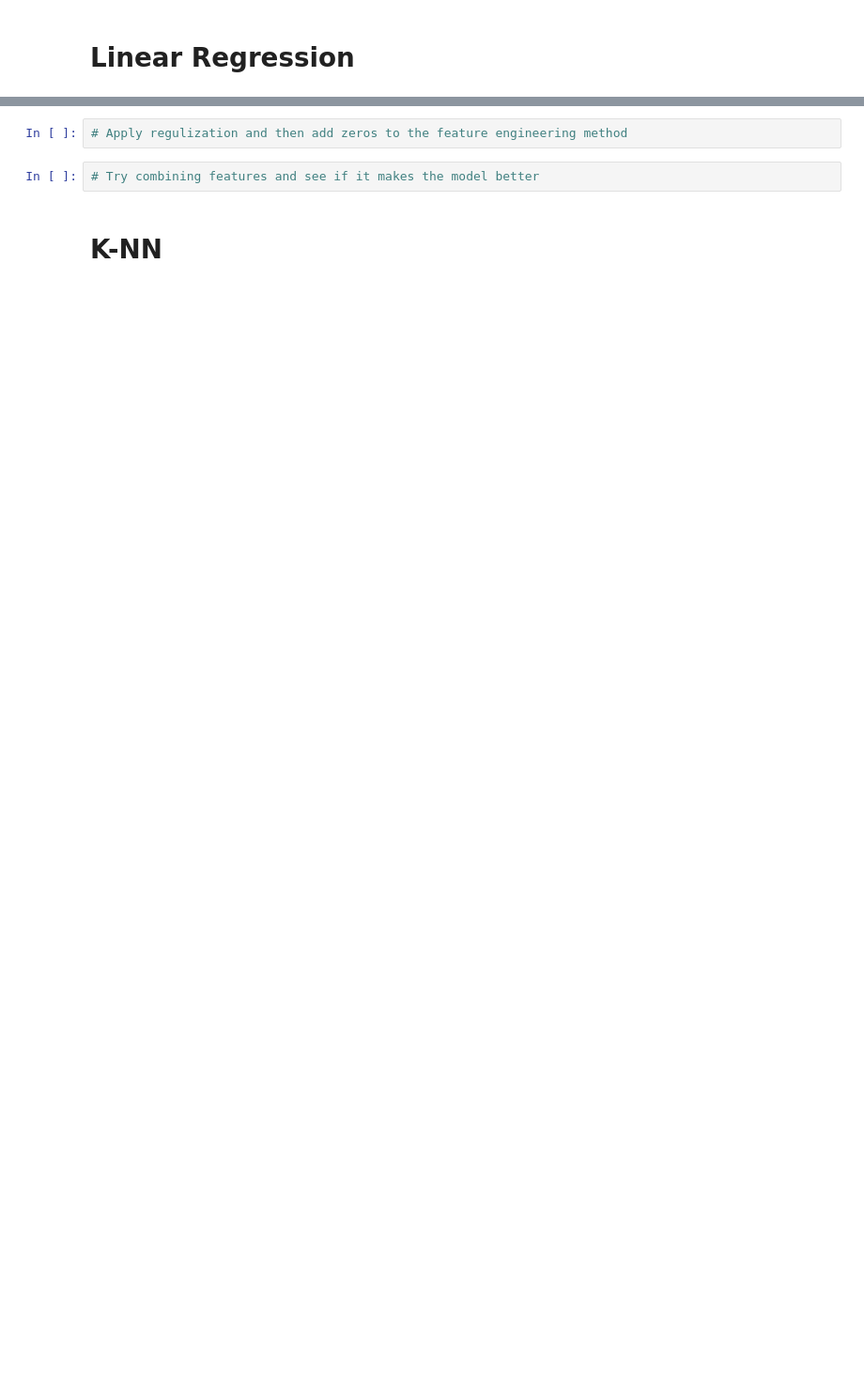
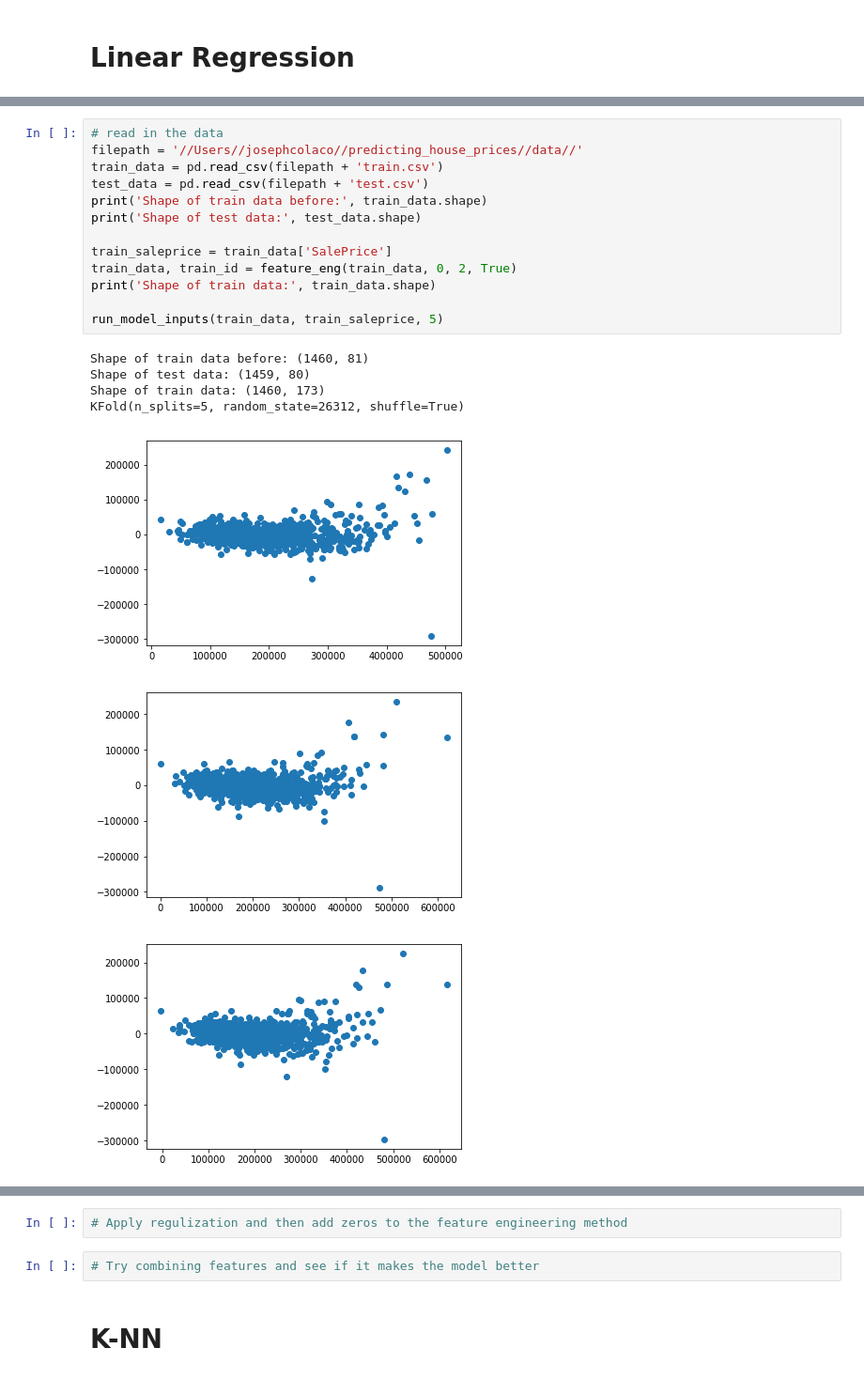
Before and after one commit to j2colaco/predicting_house_prices, a Jupyter notebook: prediction_code.ipynb, the cells around one changed output, grey strips where cells are left out. Shown at 94% size. Cells and saved outputs as stored; diff of their text form; blank space fills up the shorter version.

```diff
--- a/prediction_code.ipynb
+++ b/prediction_code.ipynb
@@ -505,0 +1008,21 @@ corr_df
+# %%
+# read in the data
+filepath = '//Users//josephcolaco//predicting_house_prices//data//'
+train_data = pd.read_csv(filepath + 'train.csv')
+test_data = pd.read_csv(filepath + 'test.csv')
+print('Shape of train data before:', train_data.shape)
+print('Shape of test data:', test_data.shape)
+
+train_saleprice = train_data['SalePrice']
+train_data, train_id = feature_eng(train_data, 0, 2, True)
+print('Shape of train data:', train_data.shape)
+
+run_model_inputs(train_data, train_saleprice, 5)
+# %% [output]
+Shape of train data before: (1460, 81)
+Shape of test data: (1459, 80)
+Shape of train data: (1460, 173)
+KFold(n_splits=5, random_state=26312, shuffle=True)
+[figure, added]
+[figure, added]
+[figure, added]
```
Also changed, not shown: parts of 65 cells of this notebook.
